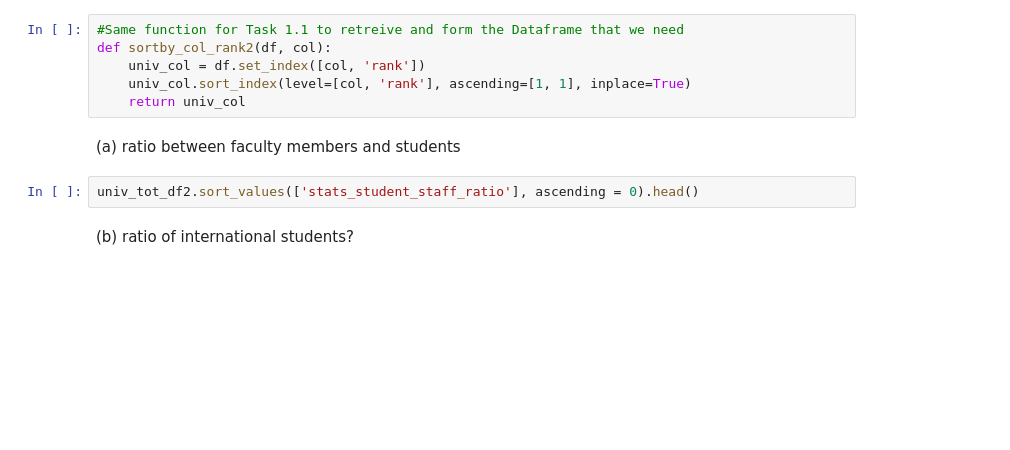
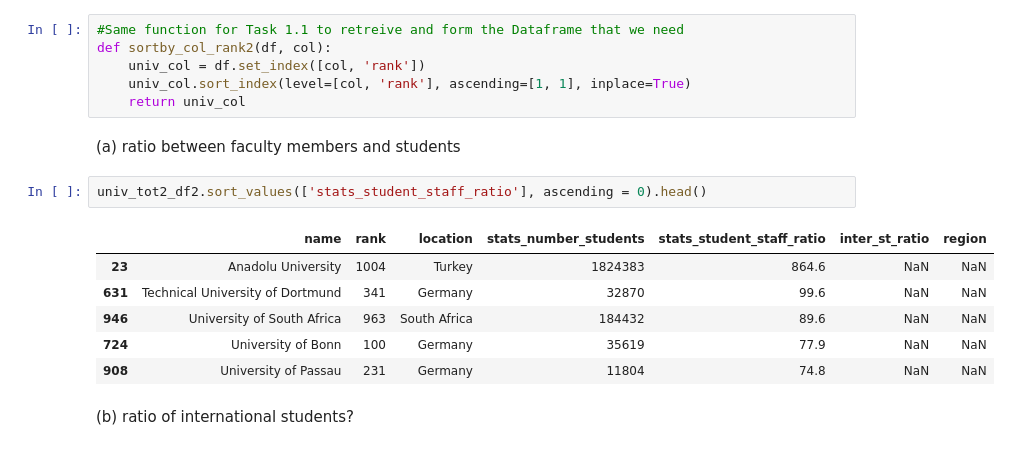
Before and after one commit to IsaacLeimgruber/ADA_labs_repo, a Jupyter notebook: 02 - Data from the Web/hw02_isaac.ipynb, the cells around one changed output. Drawn from its saved outputs; the diff is of its cells as text; blank space fills up the shorter version.

```diff
--- a/02 - Data from the Web/hw02_isaac.ipynb
+++ b/02 - Data from the Web/hw02_isaac.ipynb
@@ -757,7 +843,14 @@ def sortby_col_rank2(df, col):
 # %% [markdown]
 (a) ratio between faculty members and students
 # %%
-univ_tot_df2.sort_values(['stats_student_staff_ratio'], ascending = 0).head()
+univ_tot2_df2.sort_values(['stats_student_staff_ratio'], ascending = 0).head()
+# %% [output]
+|  | name | rank | location | stats_number_students | stats_student_staff_ratio | inter_st_ratio | region |
+| 23 | Anadolu University | 1004 | Turkey | 1824383 | 864.6 | NaN | NaN |
+| 631 | Technical University of Dortmund | 341 | Germany | 32870 | 99.6 | NaN | NaN |
+| 946 | University of South Africa | 963 | South Africa | 184432 | 89.6 | NaN | NaN |
+| 724 | University of Bonn | 100 | Germany | 35619 | 77.9 | NaN | NaN |
+| 908 | University of Passau | 231 | Germany | 11804 | 74.8 | NaN | NaN |
 # %% [markdown]
 (b) ratio of international students?
 # %%
```
Also changed, not shown: parts of 22 cells of this notebook.
